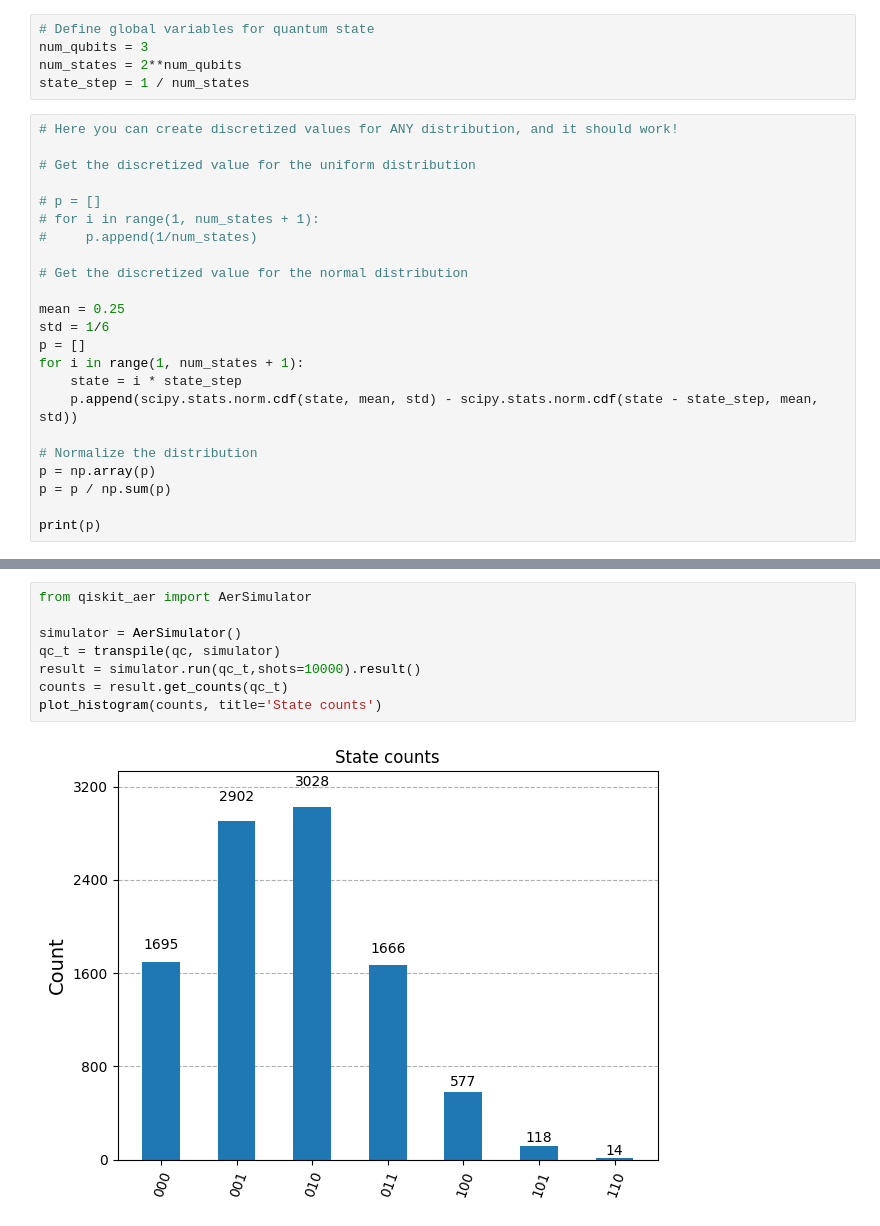
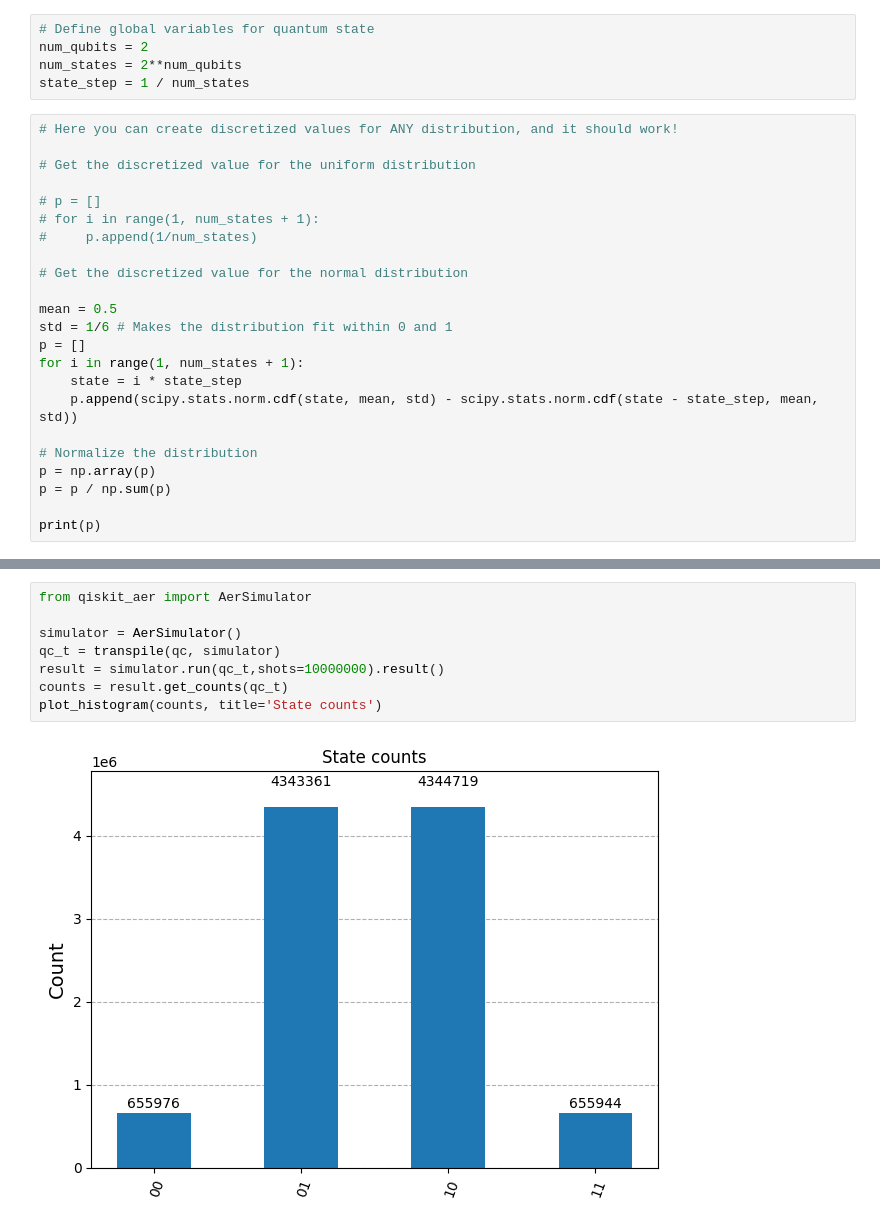
Before and after one commit to apabla1/CMSC457-Qiskit, a Jupyter notebook: project/results.ipynb, the cells around one changed output, grey strips where cells are left out. Drawn from its saved outputs; the diff is of its cells as text.

```diff
--- a/project/results.ipynb
+++ b/project/results.ipynb
@@ -20,6 +18,6 @@ ModuleNotFoundError: No module named 'numpy'
 # %%
 # Define global variables for quantum state
-num_qubits = 3
+num_qubits = 2
 num_states = 2**num_qubits
 state_step = 1 / num_states
 # %%
@@ -33,8 +31,8 @@ state_step = 1 / num_states
 
 # Get the discretized value for the normal distribution
 
-mean = 0.25
-std = 1/6
+mean = 0.5
+std = 1/6 # Makes the distribution fit within 0 and 1
 p = []
 for i in range(1, num_states + 1):
     state = i * state_step
@@ -110,10 +93,10 @@ Figure(2252.61x785.944)
 # %%
 from qiskit_aer import AerSimulator
 
 simulator = AerSimulator()
 qc_t = transpile(qc, simulator)
-result = simulator.run(qc_t,shots=10000).result()
+result = simulator.run(qc_t,shots=10000000).result()
 counts = result.get_counts(qc_t)
 plot_histogram(counts, title='State counts')
 # %% [output]
-[figure, old version]
+[figure, new version]
```
Also changed, not shown: parts of 3 cells of this notebook.
